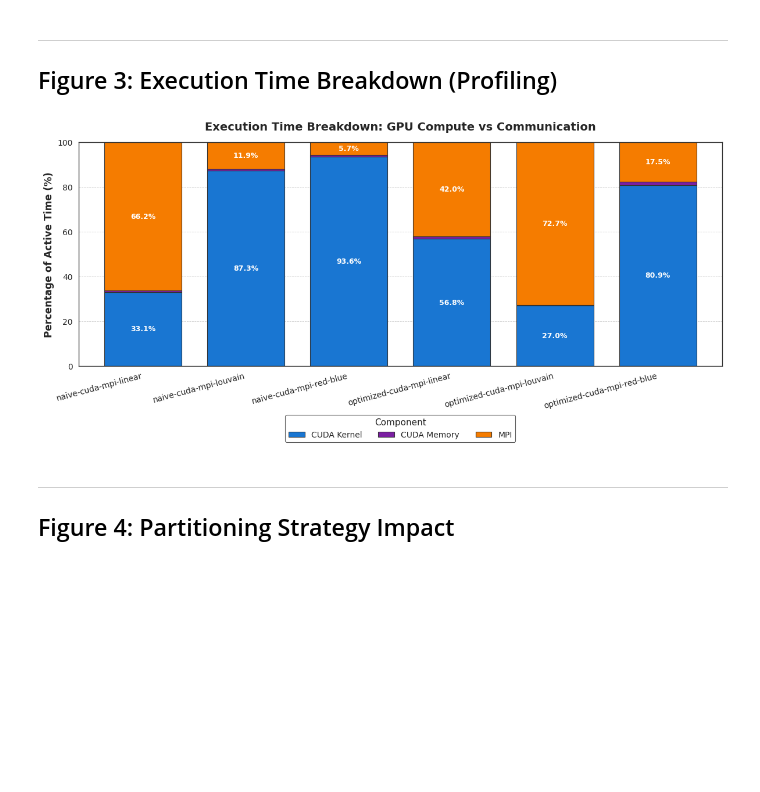
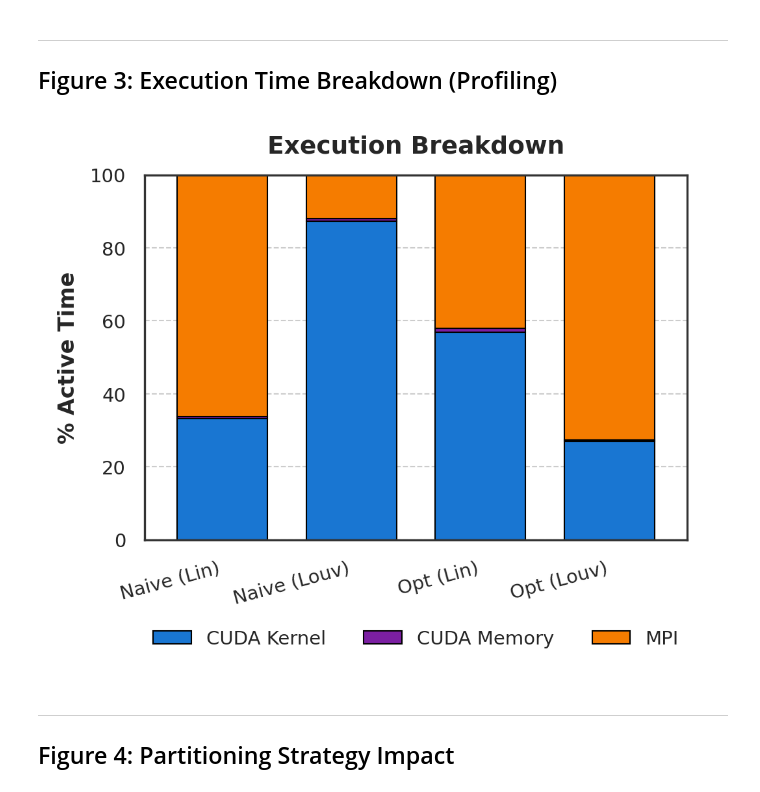
Before and after one commit to LipatJob/distributed-snp, a Jupyter notebook: paper_analysis_improved.ipynb, the cells around one changed output. Cells and saved outputs as stored; diff of their text form; code cells hidden in the pictures; blank space fills up the shorter version.

```diff
--- a/paper_analysis_improved.ipynb
+++ b/paper_analysis_improved.ipynb
@@ -322,11 +364,10 @@ else:
 nsys_impls = [
     'naive-cuda-mpi-linear',
     'naive-cuda-mpi-louvain',
-    'naive-cuda-mpi-red-blue',
     'optimized-cuda-mpi-linear',
     'optimized-cuda-mpi-louvain',
-    'optimized-cuda-mpi-red-blue'
 ]
+# Removed red-blue and variants to fit column
 
 breakdown_data = []
 
@@ -336,50 +377,52 @@ for impl in nsys_impls:
         breakdown_data.append({
             'Implementation': impl,
             'CUDA Kernel': stats['CUDA Kernel'] / 1e9,
             'CUDA Memory': stats['CUDA Memory'] / 1e9,
             'MPI': stats['MPI'] / 1e9
         })
 
 if breakdown_data:
     df_nsys = pd.DataFrame(breakdown_data)
     df_nsys.set_index('Implementation', inplace=True)
 
+    # Shorten names
+    short_names = {
+        'naive-cuda-mpi-linear': 'Naive (Lin)',
+        'naive-cuda-mpi-louvain': 'Naive (Louv)',
+        'optimized-cuda-mpi-linear': 'Opt (Lin)',
+        'optimized-cuda-mpi-louvain': 'Opt (Louv)',
+    }
+    df_nsys.rename(index=short_names, inplace=True)
+
     # Calculate percentages
     df_pct = df_nsys.div(df_nsys.sum(axis=1), axis=0) * 100
 
-    # Create figure
-    fig, ax = plt.subplots(figsize=(12, 6))
+    # Create figure - SINGLE COLUMN
+    fig, ax = plt.subplots(figsize=(SINGLE_COL_WIDTH, 2.5 * CHART_HEIGHT_SCALE))
 
     # Stacked bar chart
     df_pct.plot(kind='bar', stacked=True, ax=ax,
                color=[COMPONENT_COLORS['CUDA Kernel'],
                      COMPONENT_COLORS['CUDA Memory'],
                      COMPONENT_COLORS['MPI']],
-               edgecolor='#333', linewidth=0.8, width=0.75)
+               edgecolor='black', linewidth=0.5, width=0.7)
 
     ax.set_xlabel('')
-    ax.set_ylabel('Percentage of Active Time (%)', fontweight='bold')
-    ax.set_title('Execution Time Breakdown: GPU Compute vs Communication',
-                pad=15, fontweight='bold', fontsize=14)
-    ax.set_xticklabels(ax.get_xticklabels(), rotation=15, ha='right')
+    ax.set_ylabel('% Active Time', fontweight='bold')
+    ax.set_title('Execution Breakdown', pad=8, fontweight='bold')
+    ax.set_xticklabels(ax.get_xticklabels(), rotation=X_LABEL_ROTATION, ha='right')
     ax.set_ylim([0, 100])
 
-    # Add percentage labels
-    for c in ax.containers:
-        labels = [f'{v:.1f}%' if v > 5 else '' for v in c.datavalues]
-        ax.bar_label(c, labels=labels, label_type='center', fontsize=9,
-                    color='white', weight='bold')
-
-    # Legend below
-    ax.legend(title='Component', bbox_to_anchor=(0.5, -0.2),
-             loc='upper center', frameon=True, ncol=3, edgecolor='#333')
+    # Legend
+    ax.legend(bbox_to_anchor=(0.5, -0.20), loc='upper center',
+             frameon=False, ncol=3)
 
     plt.tight_layout()
     plt.show()
 else:
     print("⚠ No profiling data available")
 # %% [output]
-[figure, old version]
+[figure, new version]
 # %% [markdown]
 ---
 ## Figure 4: Partitioning Strategy Impact
```
Also changed, not shown: parts of 7 cells of this notebook.
